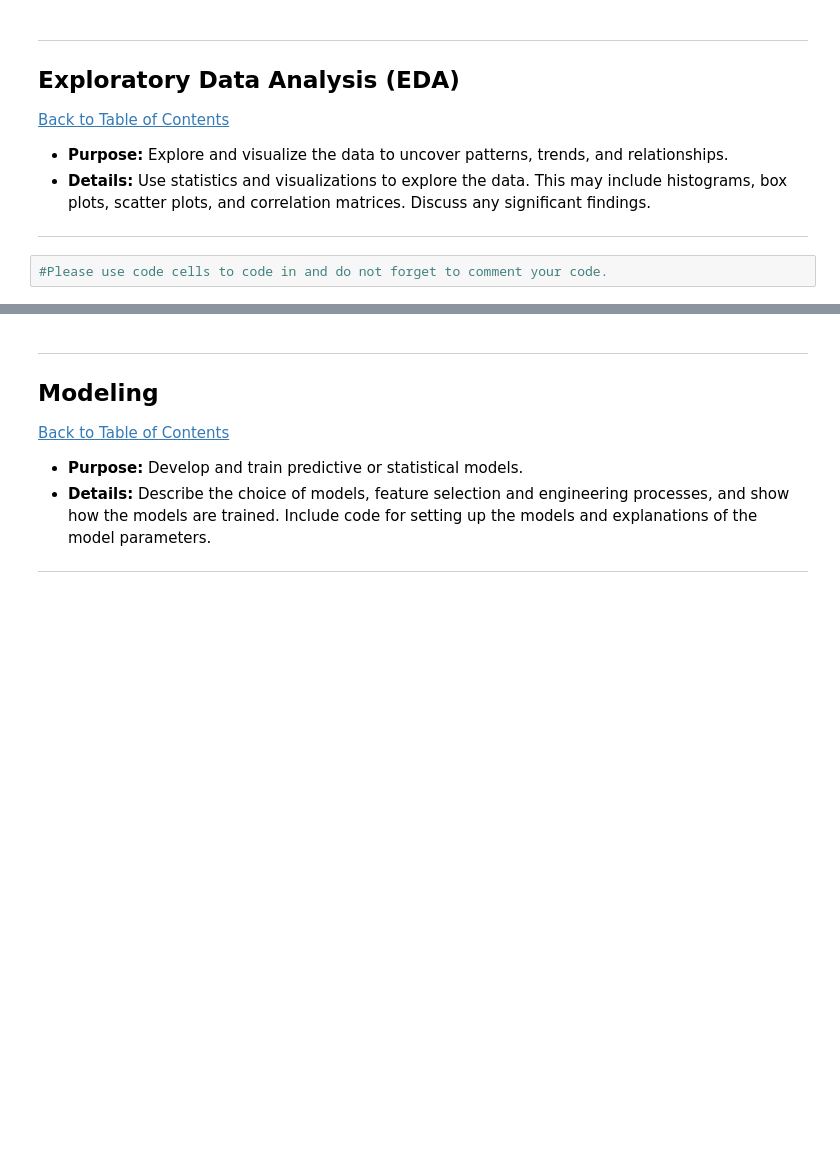
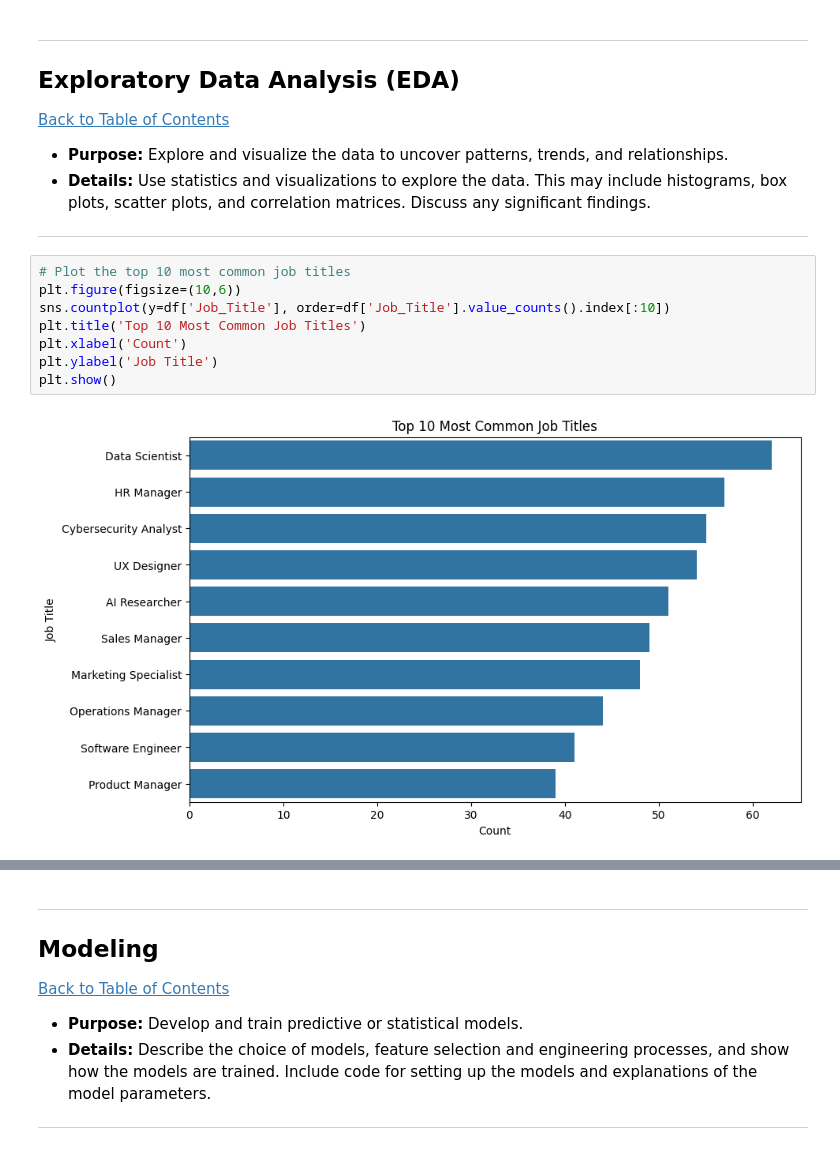
Before and after one commit to samukelisiewenkosi/workplace, a Jupyter notebook: QCTO---Workplace-Module-Notebook.ipynb, the cells around one changed output, grey strips where cells are left out. Cells and saved outputs as stored; diff of their text form; blank space fills up the shorter version.

```diff
--- a/QCTO---Workplace-Module-Notebook.ipynb
+++ b/QCTO---Workplace-Module-Notebook.ipynb
@@ -249,5 +254,13 @@ print(df.head())
 * **Purpose:** Explore and visualize the data to uncover patterns, trends, and relationships.
 * **Details:** Use statistics and visualizations to explore the data. This may include histograms, box plots, scatter plots, and correlation matrices. Discuss any significant findings.
 ---
-# %%
-#Please use code cells to code in and do not forget to comment your code.
+# %%
+# Plot the top 10 most common job titles
+plt.figure(figsize=(10,6))
+sns.countplot(y=df['Job_Title'], order=df['Job_Title'].value_counts().index[:10])
+plt.title('Top 10 Most Common Job Titles')
+plt.xlabel('Count')
+plt.ylabel('Job Title')
+plt.show()
+# %% [output]
+[figure, added]
```
Also changed, not shown: parts of 16 cells of this notebook.
